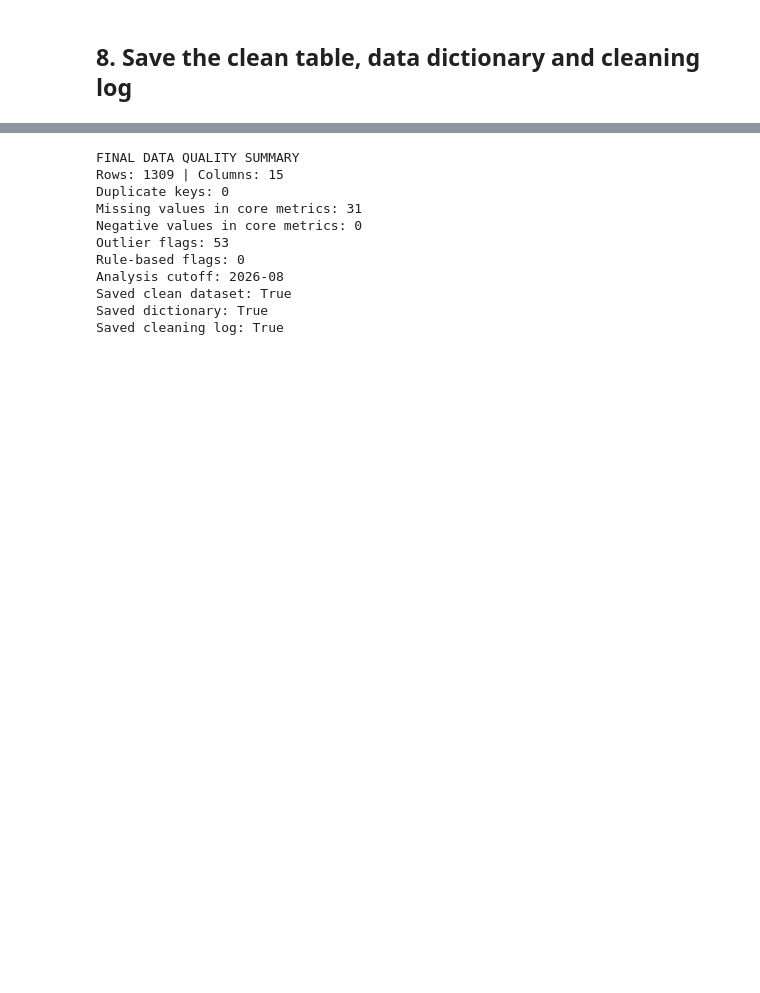
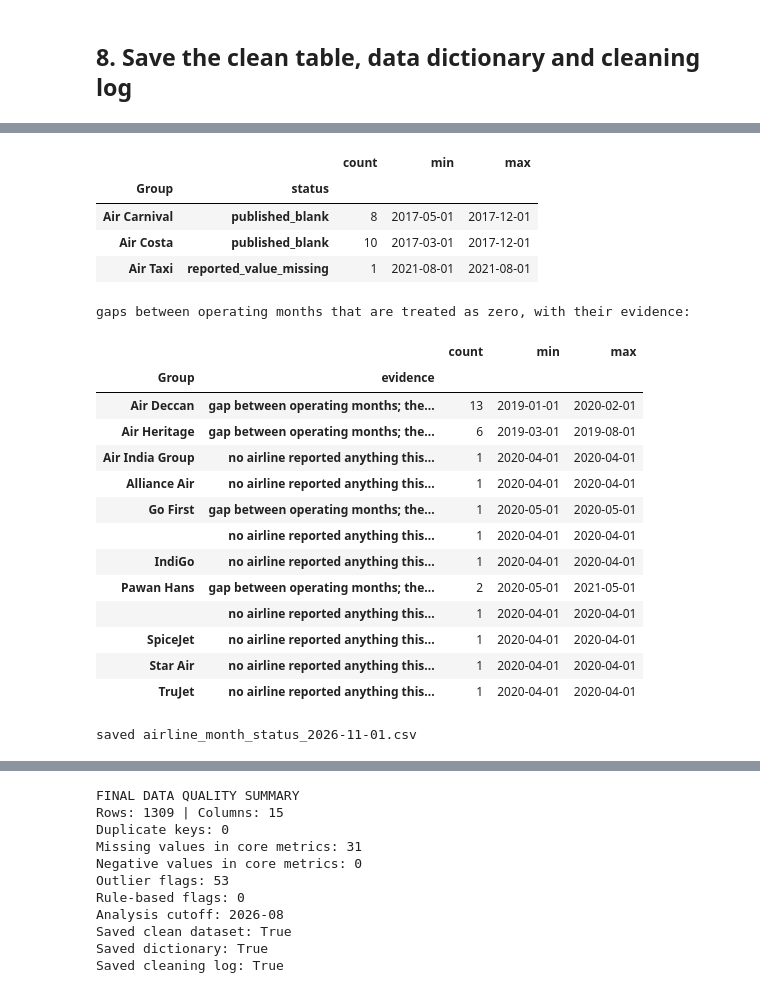
Before and after one commit to iitm-da25b035/DA2402-Project, a Jupyter notebook: notebooks/dgca_cleaning_analysis.ipynb, the cells around one changed output, grey strips where cells are left out. Saved outputs shown, nothing was run; the diff lists cells and outputs as text; code cells hidden in the pictures; blank space fills up the shorter version.

```diff
--- a/notebooks/dgca_cleaning_analysis.ipynb
+++ b/notebooks/dgca_cleaning_analysis.ipynb
@@ -821,0 +825,59 @@ Traffic types: ['ScheduledDomestic']
+# %%
+# BLOCK 8b: airline-month status table (is a missing month "no flights" or "no report"?)
+# Source rows come from the table BEFORE cleaning, so a blank template DGCA published is told apart from a month with no row at all.
+sd_raw = raw[raw.Type.eq("ScheduledDomestic")].copy()
+sd_raw["Airline"] = sd_raw.Airline.astype("string").str.strip()
+sd_raw = sd_raw[~sd_raw.Airline.str.casefold().str.replace(r"[_-]+", " ", regex=True).str.strip().eq("total domestic")]
+sd_raw["Group"] = sd_raw.Airline.map(GROUP).fillna(sd_raw.Airline)
+sd_raw["Date"] = pd.to_datetime(dict(year=sd_raw.Year, month=sd_raw.Month, day=1))
+sd_raw["blank"] = sd_raw[METRICS].isna().all(axis=1)
+cell = sd_raw.groupby(["Group", "Date"]).agg(n_rows=("Airline", "size"), n_blank=("blank", "sum"),
+                                              pax=("Passenger Number", lambda s: s.sum(min_count=1)))
+grid_months = pd.date_range("2017-01-01", ANALYSIS_END, freq="MS")
+status = (pd.MultiIndex.from_product([sorted(clean.Group.unique()), grid_months], names=["Group", "Date"])
+          .to_frame(index=False).merge(cell.reset_index(), on=["Group", "Date"], how="left"))
+status[["n_rows", "n_blank"]] = status[["n_rows", "n_blank"]].fillna(0)
+status["pax"] = status.pax.astype(float)
+live = (status.n_rows > 0) & (status.n_blank < status.n_rows)                       # at least one airline row with numbers
+first_live = status[live].groupby("Group").Date.min()
+last_pos = status[status.pax.gt(0)].groupby("Group").Date.max()
+status["first_report"] = status.Group.map(first_live); status["last_traffic"] = status.Group.map(last_pos)
+
+# DGCA's own Total Domestic row is the outside check: where the airlines add up to it without this group, a missing month really carried no traffic
+dgca_agrees = rec.within_2pct.reindex(grid_months).fillna(False)
+market_pax = status.groupby("Date").pax.sum(min_count=1).reindex(grid_months)
+no_flights_anywhere = market_pax.fillna(0).eq(0)                                  # e.g. April 2020: nobody reported, scheduled flying was suspended
+
+def classify(r):
+    if pd.isna(r.first_report) or r.Date < r.first_report: return "before_first_report"
+    if live[r.name]:
+        return "reported_positive" if r.pax > 0 else ("reported_zero" if r.pax == 0 else "reported_value_missing")
+    return "published_blank" if r.n_rows > 0 else "no_source_row"
+status["status"] = status.apply(classify, axis=1)
+status["after_last_traffic"] = status.Date > status.last_traffic
+status["total_agrees"] = status.Date.map(dgca_agrees); status["no_flights_anywhere"] = status.Date.map(no_flights_anywhere)
+
+# zero is only filled where there is evidence of no flying; everything else stays unknown (NaN)
+gap = status.status.isin(["published_blank", "no_source_row"])
+status["treat_as_zero"] = (status.status.eq("reported_zero")
+                           | (gap & (status.total_agrees | status.no_flights_anywhere)))
+status["evidence"] = np.select(
+    [status.status.eq("reported_zero"), gap & status.no_flights_anywhere, gap & status.total_agrees & status.after_last_traffic, gap & status.total_agrees],
+    ["DGCA reported zero", "no airline reported anything this month (flying suspended)", "after the group's last traffic; the airlines still add up to DGCA's total",
+     "gap between operating months; the airlines still add up to DGCA's total"], default="")
+status = status.drop(columns=["n_rows", "n_blank", "first_report", "last_traffic"])
+status_path = CLEAN / f"airline_month_status_{TODAY}.csv"
+status.to_csv(status_path, index=False)
+
+print("status of every group-month (2017 to the analysis cutoff):"); display(status.status.value_counts().to_frame("group_months"))
+unknown = status[(gap | status.status.eq("reported_value_missing")) & ~status.treat_as_zero]
+print("\nmissing months WITHOUT evidence of no flying (left as unknown, not zero):", len(unknown))
+display(unknown.groupby(["Group", "status"]).Date.agg(["count", "min", "max"]))
+interior = status[gap & status.treat_as_zero & ~status.after_last_traffic]
+print("\ngaps between operating months that are treated as zero, with their evidence:")
+display(interior.groupby(["Group", "evidence"]).Date.agg(["count", "min", "max"]))
+log.append({"step": "airline-month status table", "rows_before": len(status), "rows_after": len(status), "rows_affected": int(len(unknown)),
+            "note": "Each group-month labelled reported / blank / no source row. Zero is filled only where DGCA reported zero or DGCA's Total Domestic still agrees; others stay unknown."})
+pd.DataFrame(log).to_csv(log_path, index=False)
+print("saved", status_path.name)
+# %% [output]
@@ -822,2 +894,23 @@ Traffic types: ['ScheduledDomestic']
+|  |  | count | min | max |
+| Group | status |  |  |  |
+| Air Carnival | published_blank | 8 | 2017-05-01 | 2017-12-01 |
+| Air Costa | published_blank | 10 | 2017-03-01 | 2017-12-01 |
+| Air Taxi | reported_value_missing | 1 | 2021-08-01 | 2021-08-01 |
+gaps between operating months that are treated as zero, with their evidence:
+|  |  | count | min | max |
+| Group | evidence |  |  |  |
+| Air Deccan | gap between operating months; the... | 13 | 2019-01-01 | 2020-02-01 |
+| Air Heritage | gap between operating months; the... | 6 | 2019-03-01 | 2019-08-01 |
+| Air India Group | no airline reported anything this... | 1 | 2020-04-01 | 2020-04-01 |
+| Alliance Air | no airline reported anything this... | 1 | 2020-04-01 | 2020-04-01 |
+| Go First | gap between operating months; the... | 1 | 2020-05-01 | 2020-05-01 |
+|  | no airline reported anything this... | 1 | 2020-04-01 | 2020-04-01 |
+| IndiGo | no airline reported anything this... | 1 | 2020-04-01 | 2020-04-01 |
+| Pawan Hans | gap between operating months; the... | 2 | 2020-05-01 | 2021-05-01 |
+|  | no airline reported anything this... | 1 | 2020-04-01 | 2020-04-01 |
+| SpiceJet | no airline reported anything this... | 1 | 2020-04-01 | 2020-04-01 |
+| Star Air | no airline reported anything this... | 1 | 2020-04-01 | 2020-04-01 |
+| TruJet | no airline reported anything this... | 1 | 2020-04-01 | 2020-04-01 |
+saved airline_month_status_2026-11-01.csv
 # %% [markdown]
 ## 9. First answer: which groups regained 2019 passenger numbers?
```
Also changed, not shown: parts of 6 cells of this notebook, 21 other files.
